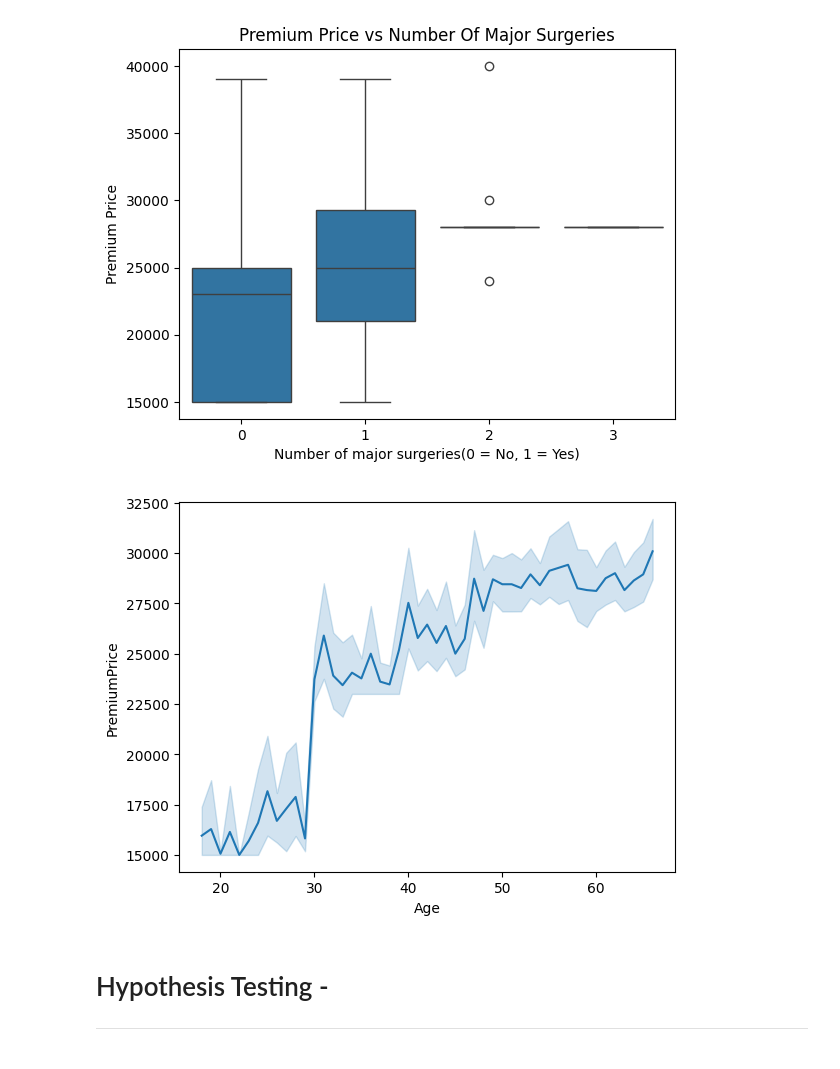
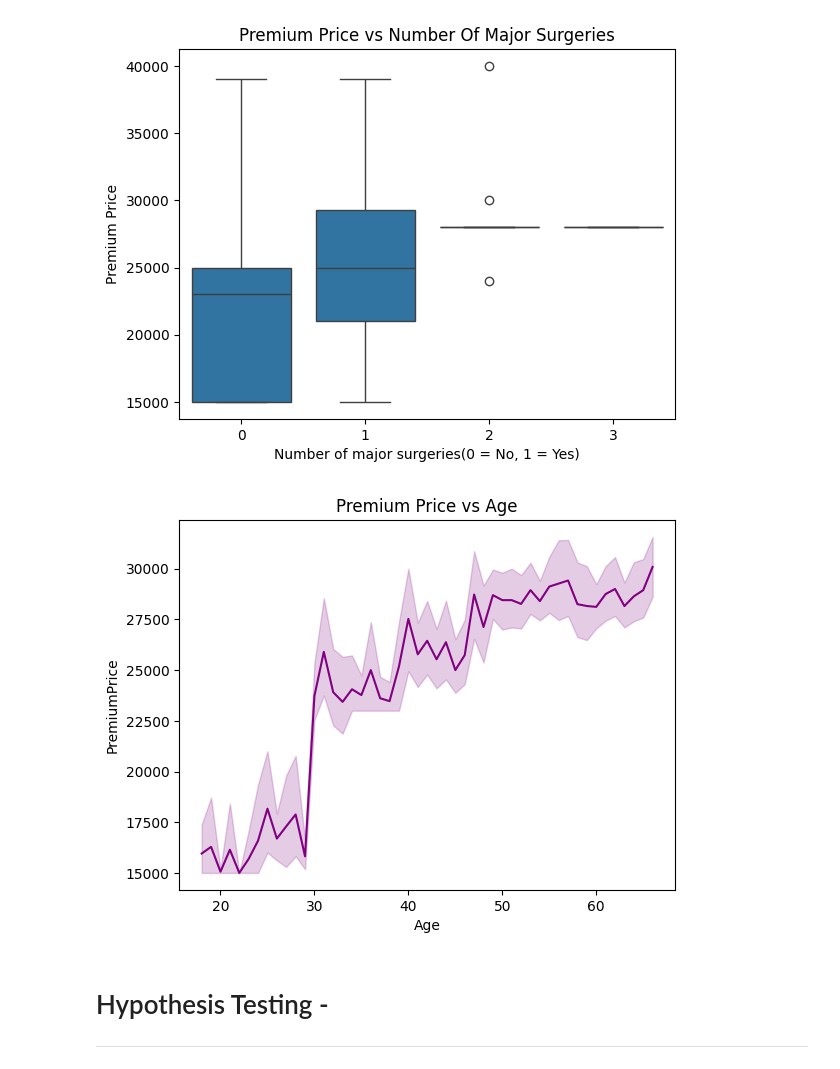
Before and after one commit to srishtidubey77/Insurance-Cost-Prediction, a Jupyter notebook: InsuranceCostPrediction.ipynb, the cells around one changed output. Saved outputs shown, nothing was run; the diff lists cells and outputs as text; code cells hidden in the pictures.

```diff
--- a/InsuranceCostPrediction.ipynb
+++ b/InsuranceCostPrediction.ipynb
@@ -412,10 +415,11 @@ plt.show()
 [figure]
 # %%
 #for age
-sns.lineplot(x='Age',y='PremiumPrice',data=df)
+sns.lineplot(x='Age',y='PremiumPrice',data=df,color='purple')
+plt.title("Premium Price vs Age")
 plt.show()
 # %% [output]
-[figure, old version]
+[figure, new version]
 # %% [markdown]
 # Hypothesis Testing -
 
```
Also changed, not shown: parts of 7 cells of this notebook.
